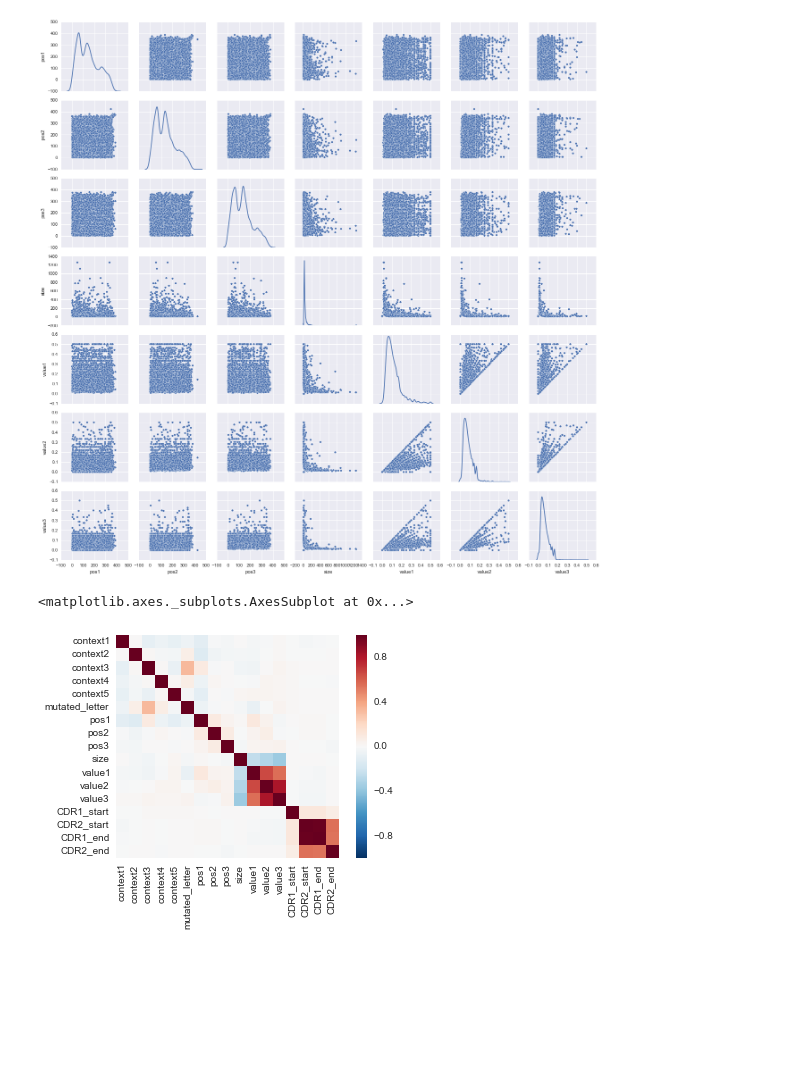
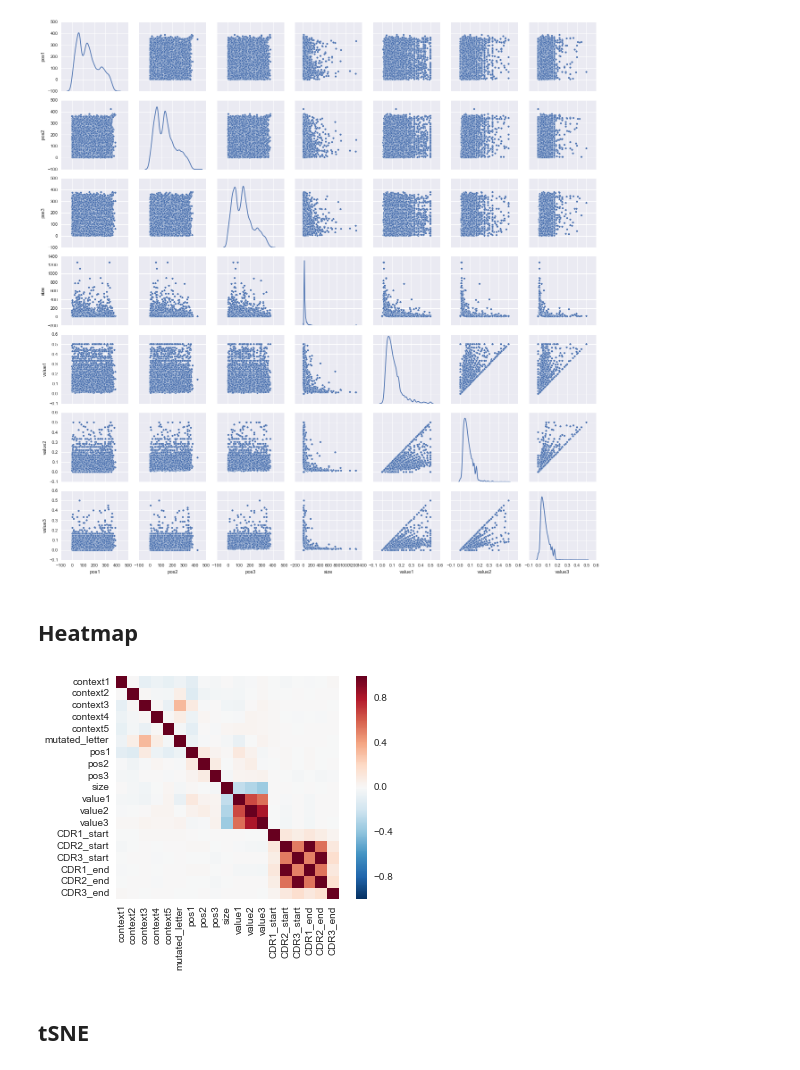
Before and after one commit to NikitaDurasov/CAB_imm, a Jupyter notebook: base.ipynb, the cells around one changed output. Cells and saved outputs as stored; diff of their text form; code cells hidden in the pictures; blank space fills up the shorter version.

```diff
--- a/base.ipynb
+++ b/base.ipynb
@@ -683,3 +628,7 @@ sb.heatmap(df.corr(), square=True)
+# %%
+df = pd.read_csv('first_df.csv', index_col='Unnamed: 0')
+# %%
+df = df.drop(['CDR1_end.1', 'CDR2_end.1', 'CDR3_end.1', 'CDR1_end', 'CDR2_end', 'CDR3_end'], axis=1)
 # %%
 sb.pairplot(df, diag_kind='kde')
 # %% [output]
@@ -700,10 +649,16 @@ new_df.context3 = coder.transform(new_df['context3'])
 new_df.context4 = coder.transform(new_df['context4'])
 new_df.context5 = coder.transform(new_df['context5'])
 new_df.mutated_letter = coder.transform(new_df['mutated_letter'])
+
+new_df.CDR3_start = new_df.CDR3_start.map(int)
+new_df.CDR3_end = new_df.CDR3_end.map(int)
+# %% [markdown]
+## Heatmap
 # %%
+fig = plt.figure()
 sb.heatmap(new_df.corr(), square=True)
+fig.savefig('heatmap.pdf', format='pdf')
 # %% [output]
-<matplotlib.axes._subplots.AxesSubplot at 0x...>
-[figure, old version]
+[figure, new version]
 # %%
 new_df.CDR3_start = new_df.CDR3_end.map(int)
@@ -713,3 +665,5 @@ import matplotlib.cm as cm
+# %% [markdown]
+## tSNE
 # %%
 data = scale(new_df)
 tsne = TSNE(n_components=2, init='pca', random_state=321)
```
Also changed, not shown: parts of 41 cells of this notebook, 6 other files.
